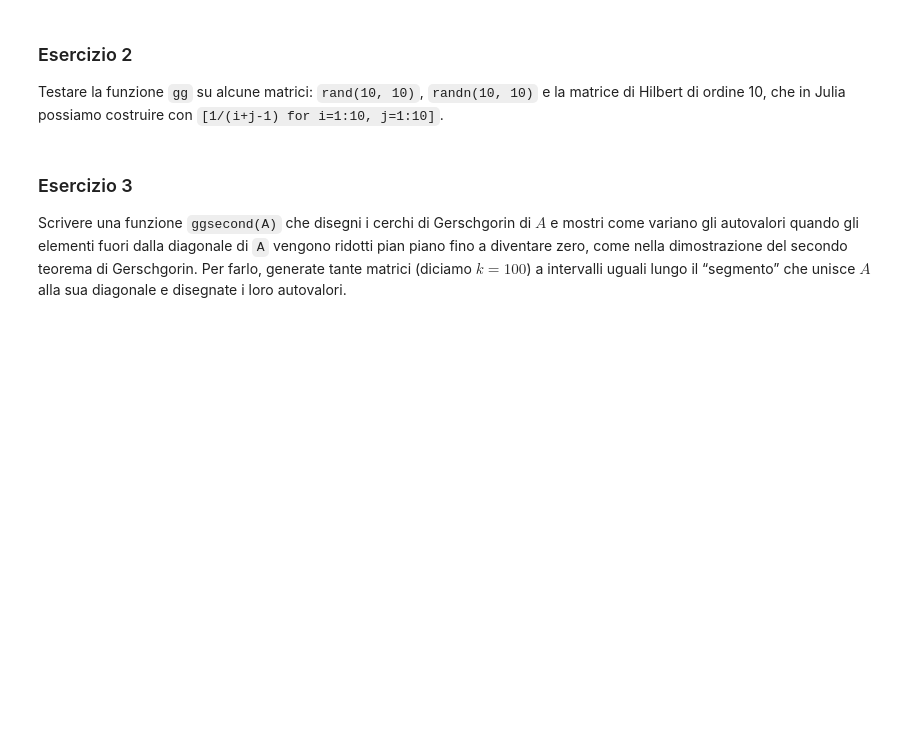
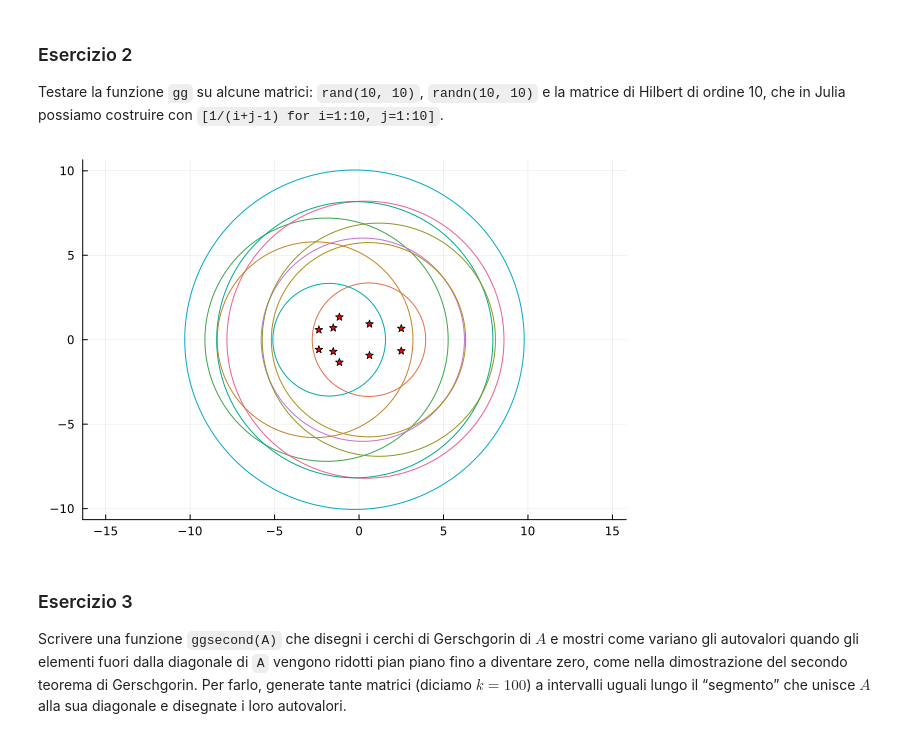
Before and after one commit to egraziani5/egraziani5.github.io, a Jupyter notebook: Laboratorio_02.ipynb, the cells around one changed output. Cells and saved outputs as stored; diff of their text form; code cells hidden in the pictures; blank space fills up the shorter version.

```diff
--- a/Laboratorio_02.ipynb
+++ b/Laboratorio_02.ipynb
@@ -175,6 +403,9 @@ end
 Testare la funzione `gg` su alcune matrici: `rand(10, 10)`, `randn(10, 10)` e la matrice di Hilbert di ordine 10, che in Julia possiamo costruire con `[1/(i+j-1) for i=1:10, j=1:10]`.
 # %%
 # Scrivete qui i test richiesti
+gg(randn(10, 10))
+# %% [output]
+[figure, added]
 # %% [markdown]
 ### Esercizio 3
 
```
Also changed, not shown: parts of 22 cells of this notebook.
